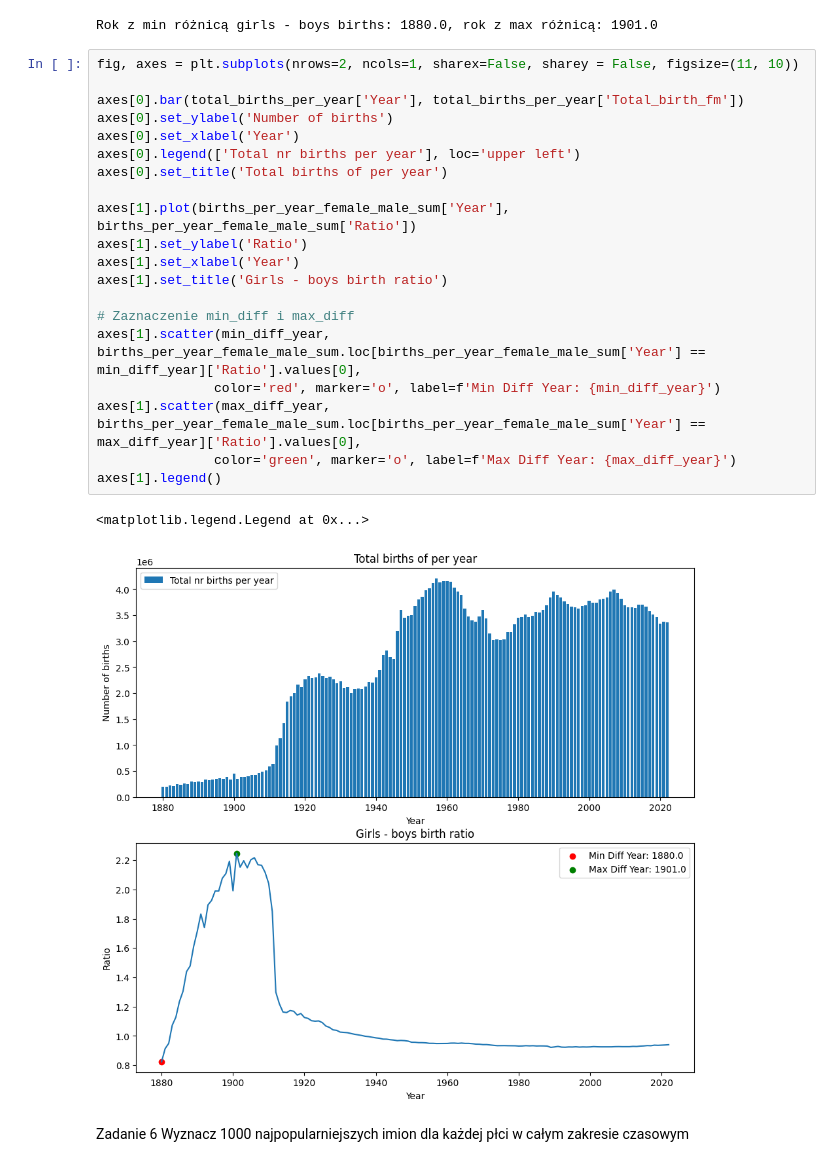
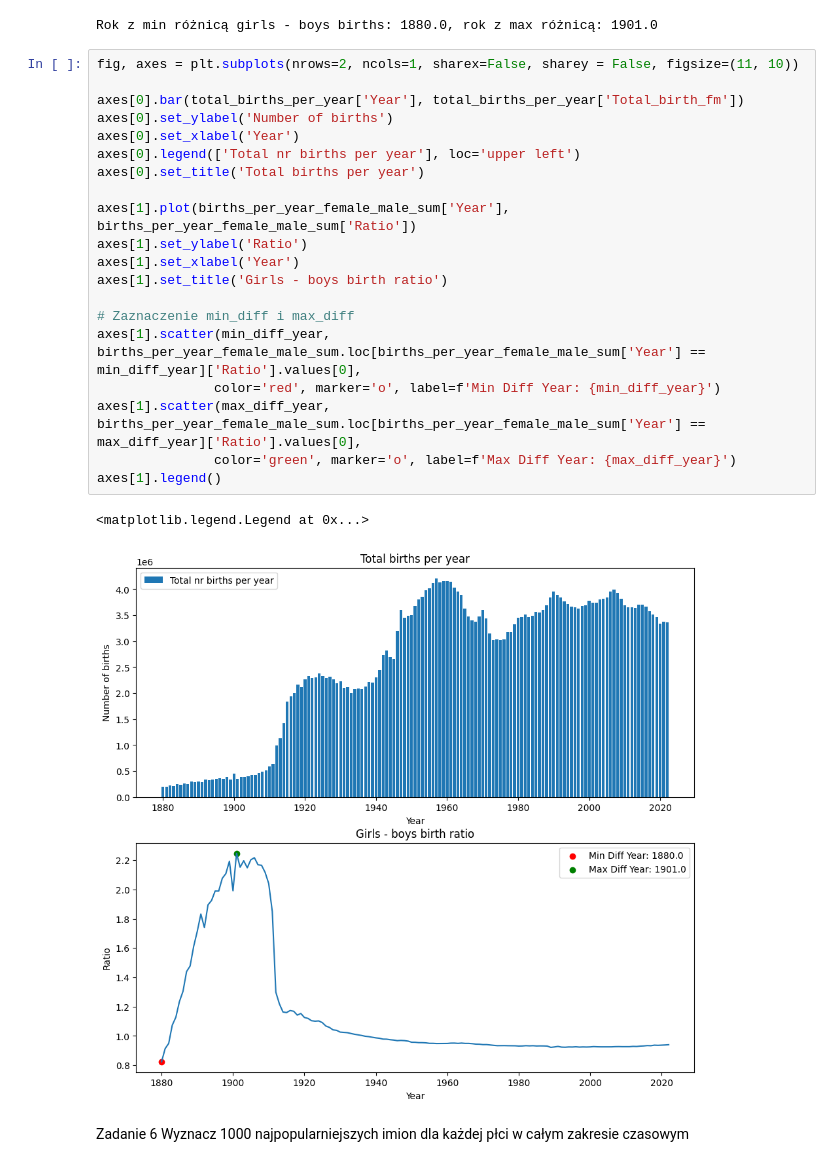
Before and after one commit to AgniechaP/EAD_project_1, a Jupyter notebook: Projekt.ipynb, the cells around one changed output. Cells and saved outputs as stored; diff of their text form.

```diff
--- a/Projekt.ipynb
+++ b/Projekt.ipynb
@@ -107,26 +107,26 @@ Rok z min różnicą girls - boys births: 1880.0, rok z max różnicą: 1901.0
 # %%
 fig, axes = plt.subplots(nrows=2, ncols=1, sharex=False, sharey = False, figsize=(11, 10))
 
 axes[0].bar(total_births_per_year['Year'], total_births_per_year['Total_birth_fm'])
 axes[0].set_ylabel('Number of births')
 axes[0].set_xlabel('Year')
 axes[0].legend(['Total nr births per year'], loc='upper left')
-axes[0].set_title('Total births of per year')
+axes[0].set_title('Total births per year')
 
 axes[1].plot(births_per_year_female_male_sum['Year'], births_per_year_female_male_sum['Ratio'])
 axes[1].set_ylabel('Ratio')
 axes[1].set_xlabel('Year')
 axes[1].set_title('Girls - boys birth ratio')
 
 # Zaznaczenie min_diff i max_diff
 axes[1].scatter(min_diff_year, births_per_year_female_male_sum.loc[births_per_year_female_male_sum['Year'] == min_diff_year]['Ratio'].values[0],
                color='red', marker='o', label=f'Min Diff Year: {min_diff_year}')
 axes[1].scatter(max_diff_year, births_per_year_female_male_sum.loc[births_per_year_female_male_sum['Year'] == max_diff_year]['Ratio'].values[0],
                color='green', marker='o', label=f'Max Diff Year: {max_diff_year}')
 axes[1].legend()
 # %% [output]
 <matplotlib.legend.Legend at 0x...>
-[figure, old version]
+[figure, new version]
 # %% [markdown]
 Zadanie 6 Wyznacz 1000 najpopularniejszych imion dla każdej płci w całym zakresie czasowym
 # %%
```
Also changed, not shown: parts of 7 cells of this notebook, 1 other file.
